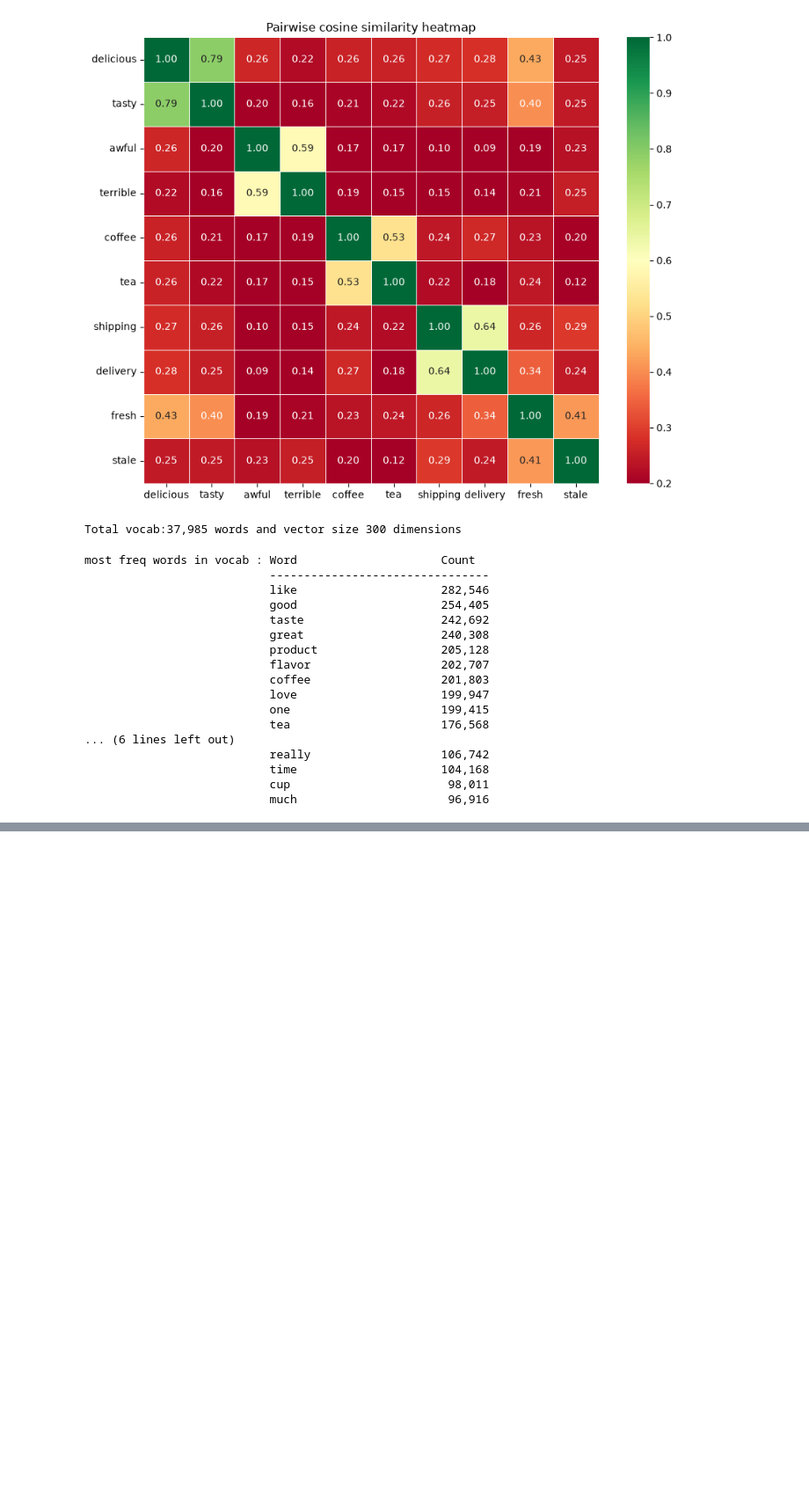
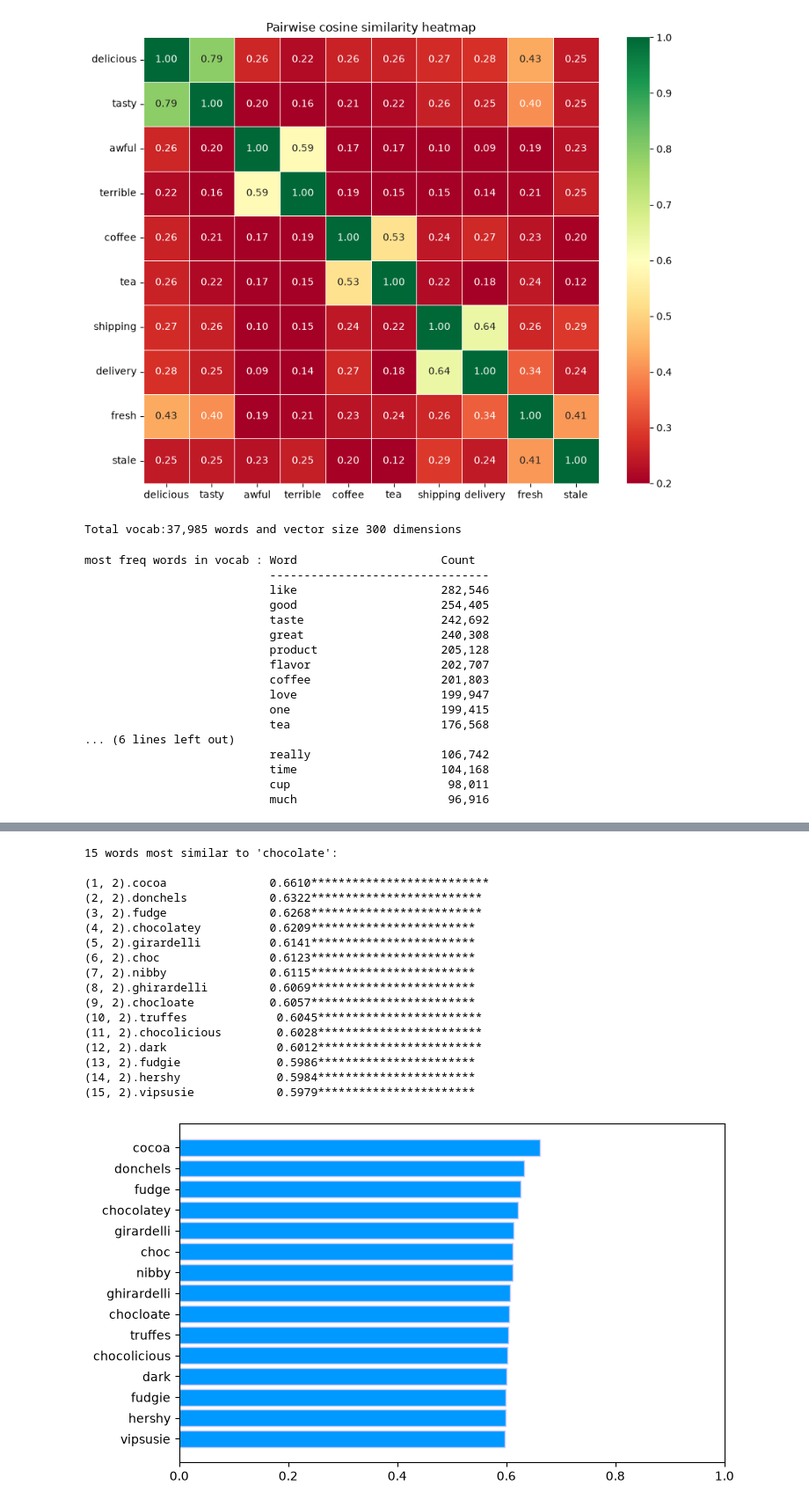
Before and after one commit to IoNiCx1/review-word2vec, a Jupyter notebook: word2vec.ipynb, the cells around one changed output, grey strips where cells are left out. Shown at 88% size. Drawn from its saved outputs; the diff is of its cells as text; code cells hidden in the pictures; blank space fills up the shorter version.

Commit message:
custom query

```diff
--- a/word2vec.ipynb
+++ b/word2vec.ipynb
@@ -499,0 +518,38 @@ all_counts = [
+# %%
+query_words = 'chocolate'
+top_n = 15
+
+if query_words  in model.wv:
+    results = model.wv.most_similar(query_words,topn= top_n)
+    print(f"{top_n} words most similar to '{query_words}':\n")
+    for i, (word,score) in enumerate(results,1):
+        bar = '*'* int(score*40)
+        print(f"{i,2}.{word:<20}{score:.4f}{bar}")
+
+    words_r = [w for w, _ in results]
+    scores_r = [s for _,s in results]
+    plt.figure(figsize=(8,5))
+    bars = plt.barh(words_r[::-1],scores_r[::-1],color= '#0099ff',edgecolor = '#ccccff')
+    plt.xlim(0,1)
+else:
+    print(f"{query_words} is not in the vocabulary.")
+    print(" Try a dif word")
+# %% [output]
+15 words most similar to 'chocolate':
+
+(1, 2).cocoa               0.6610**************************
+(2, 2).donchels            0.6322*************************
+(3, 2).fudge               0.6268*************************
+(4, 2).chocolatey          0.6209************************
+(5, 2).girardelli          0.6141************************
+(6, 2).choc                0.6123************************
+(7, 2).nibby               0.6115************************
+(8, 2).ghirardelli         0.6069************************
+(9, 2).chocloate           0.6057************************
+(10, 2).truffes             0.6045************************
+(11, 2).chocolicious        0.6028************************
+(12, 2).dark                0.6012************************
+(13, 2).fudgie              0.5986***********************
+(14, 2).hershy              0.5984***********************
+(15, 2).vipsusie            0.5979***********************
+[figure, added]
```
Also changed, not shown: parts of 1 cell of this notebook.
